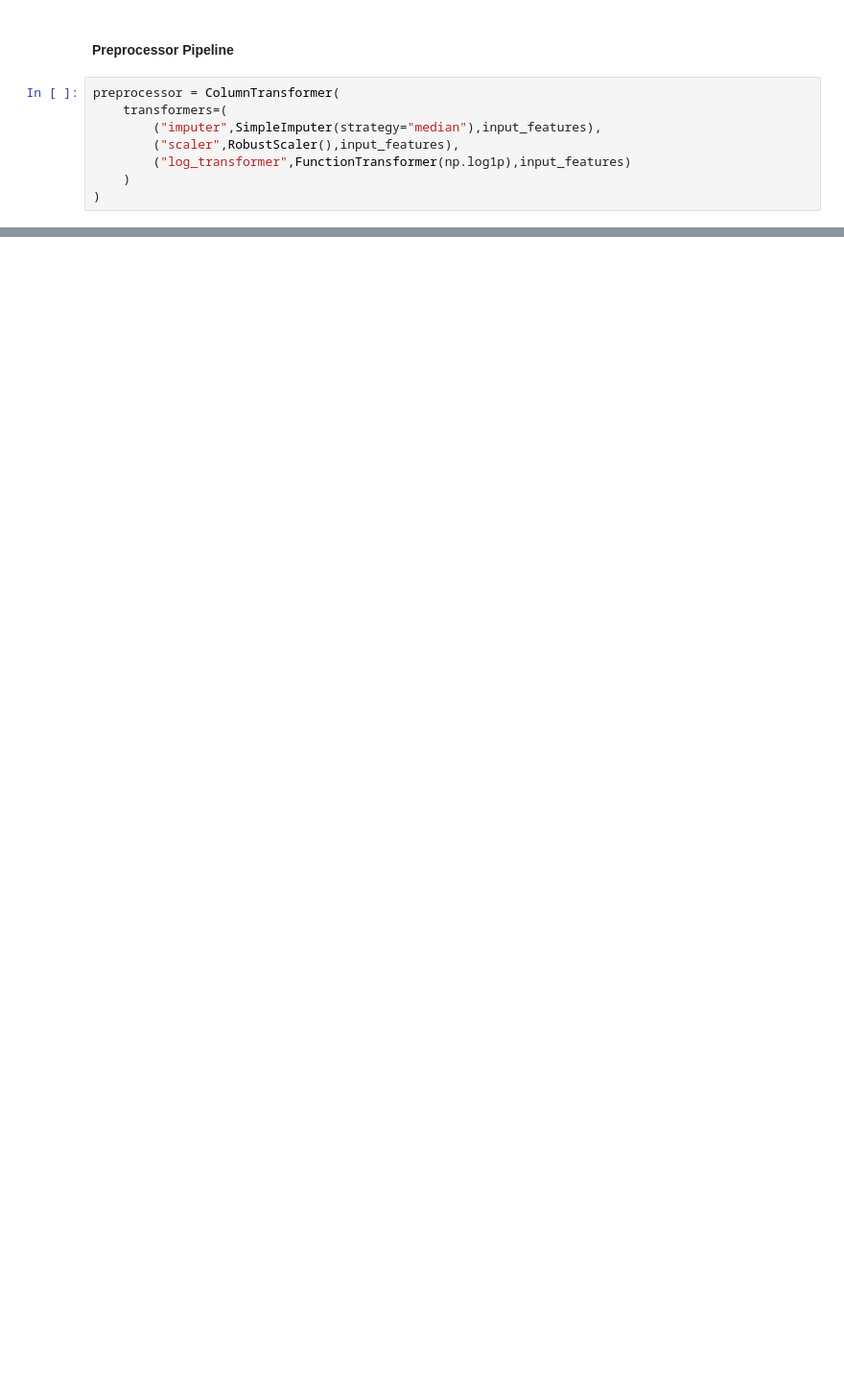
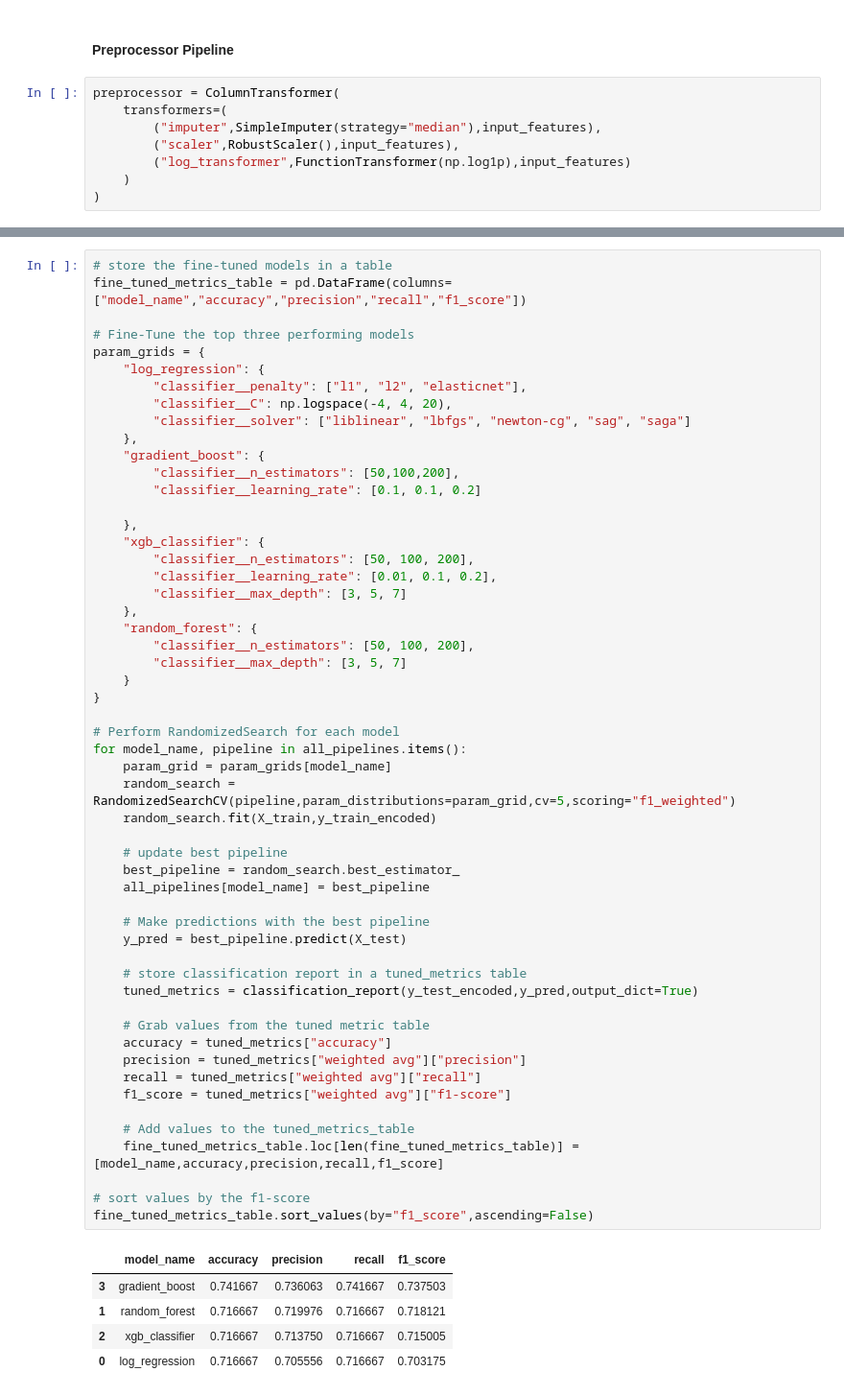
Before and after one commit to adubrightkwartengsnr/P5-Sepsis-Prediction-Embedding-Machine-Learning-Model-In-API, a Jupyter notebook: dev/sepsis_prediction.ipynb, the cells around one changed output, grey strips where cells are left out. Shown at 96% size. Drawn from its saved outputs; the diff is of its cells as text; blank space fills up the shorter version.

```diff
--- a/dev/sepsis_prediction.ipynb
+++ b/dev/sepsis_prediction.ipynb
@@ -553,0 +660,60 @@ models = [
+# %%
+# store the fine-tuned models in a table
+fine_tuned_metrics_table = pd.DataFrame(columns=["model_name","accuracy","precision","recall","f1_score"])
+
+# Fine-Tune the top three performing models
+param_grids = {
+    "log_regression": {
+        "classifier__penalty": ["l1", "l2", "elasticnet"],
+        "classifier__C": np.logspace(-4, 4, 20),
+        "classifier__solver": ["liblinear", "lbfgs", "newton-cg", "sag", "saga"]
+    },
+    "gradient_boost": {
+        "classifier__n_estimators": [50,100,200],
+        "classifier__learning_rate": [0.1, 0.1, 0.2]
+
+    },
+    "xgb_classifier": {
+        "classifier__n_estimators": [50, 100, 200],
+        "classifier__learning_rate": [0.01, 0.1, 0.2],
+        "classifier__max_depth": [3, 5, 7]
+    },
+    "random_forest": {
+        "classifier__n_estimators": [50, 100, 200],
+        "classifier__max_depth": [3, 5, 7]
+    }
+}
+
+# Perform RandomizedSearch for each model
+for model_name, pipeline in all_pipelines.items():
+    param_grid = param_grids[model_name]
+    random_search = RandomizedSearchCV(pipeline,param_distributions=param_grid,cv=5,scoring="f1_weighted")
+    random_search.fit(X_train,y_train_encoded)
+
+    # update best pipeline
+    best_pipeline = random_search.best_estimator_
+    all_pipelines[model_name] = best_pipeline
+
+    # Make predictions with the best pipeline
+    y_pred = best_pipeline.predict(X_test)
+
+    # store classification report in a tuned_metrics table
+    tuned_metrics = classification_report(y_test_encoded,y_pred,output_dict=True)
+
+    # Grab values from the tuned metric table
+    accuracy = tuned_metrics["accuracy"]
+    precision = tuned_metrics["weighted avg"]["precision"]
+    recall = tuned_metrics["weighted avg"]["recall"]
+    f1_score = tuned_metrics["weighted avg"]["f1-score"]
+
+    # Add values to the tuned_metrics_table
+    fine_tuned_metrics_table.loc[len(fine_tuned_metrics_table)] = [model_name,accuracy,precision,recall,f1_score]
+
+# sort values by the f1-score
+fine_tuned_metrics_table.sort_values(by="f1_score",ascending=False)
+# %% [output]
+|  | model_name | accuracy | precision | recall | f1_score |
+| 3 | gradient_boost | 0.741667 | 0.736063 | 0.741667 | 0.737503 |
+| 1 | random_forest | 0.716667 | 0.719976 | 0.716667 | 0.718121 |
+| 2 | xgb_classifier | 0.716667 | 0.713750 | 0.716667 | 0.715005 |
+| 0 | log_regression | 0.716667 | 0.705556 | 0.716667 | 0.703175 |
```
Also changed, not shown: parts of 10 cells of this notebook.
